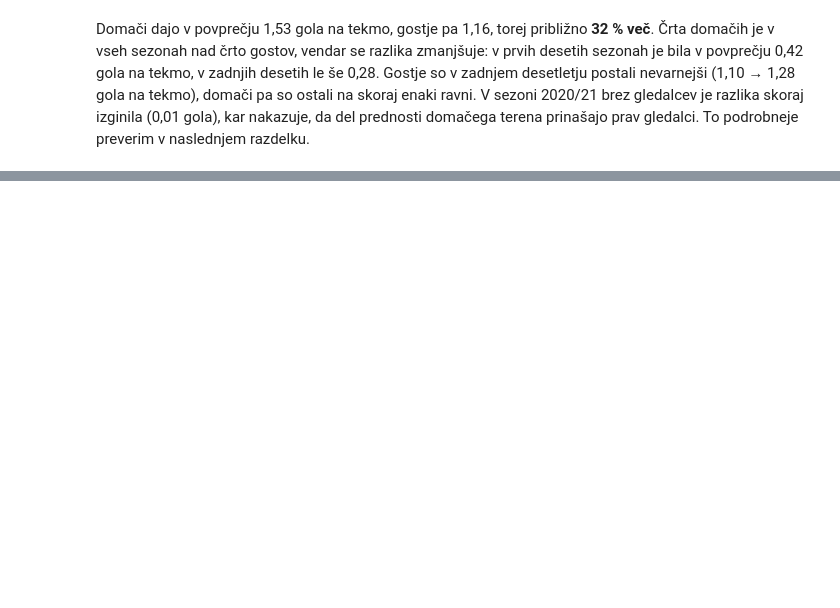
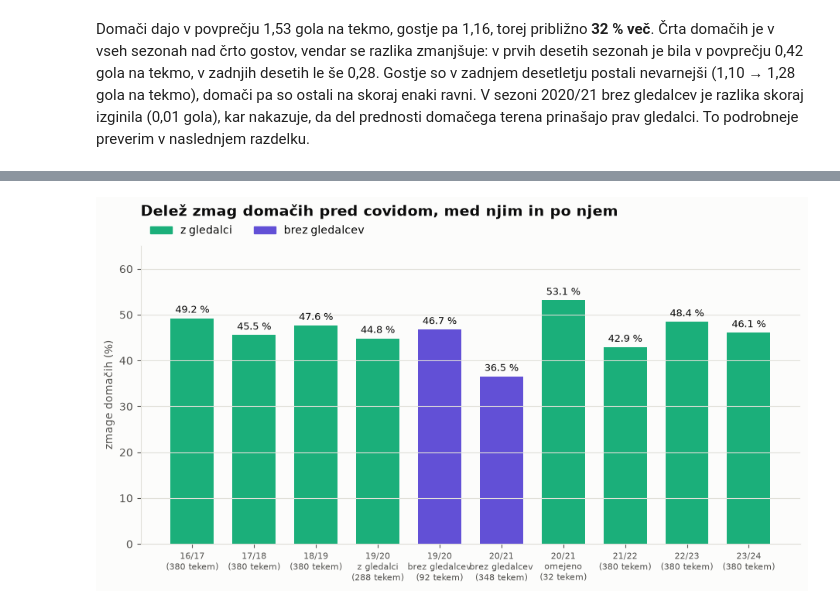
Before and after one commit to aljazzorc/projekt-uvp, a Jupyter notebook: analiza.ipynb, the cells around one changed output, grey strips where cells are left out. Saved outputs shown, nothing was run; the diff lists cells and outputs as text; code cells hidden in the pictures; blank space fills up the shorter version.

Commit message:
analiza covid

```diff
--- a/analiza.ipynb
+++ b/analiza.ipynb
@@ -208,0 +315,6 @@ preverim v naslednjem razdelku.
+# %%
+obdobja = zmage_domacih_okoli_covida(tekme)
+graf_zmag_okoli_covida(obdobja)
+plt.show()
+# %% [output]
+[figure, added]
```
Also changed, not shown: parts of 24 cells of this notebook, 2 other files.
